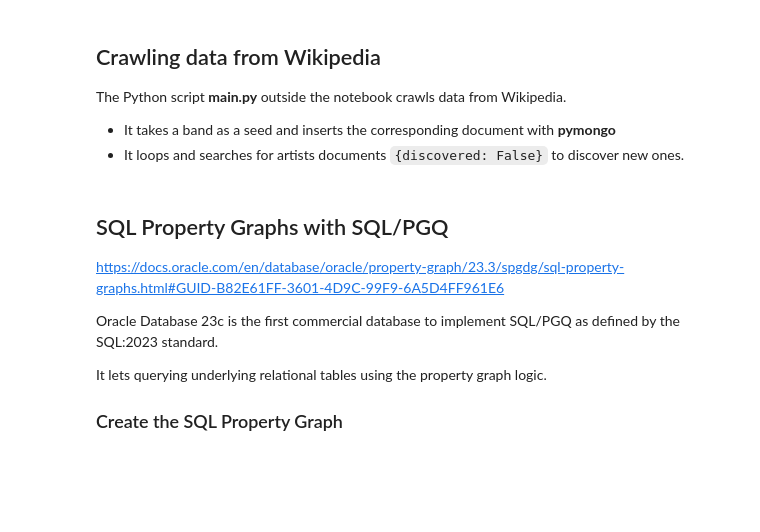
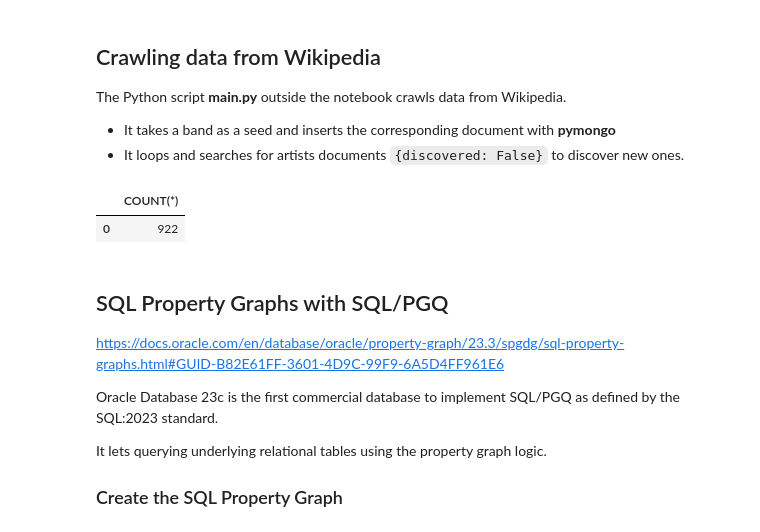
Before and after one commit to ludovicocaldara/wikipedia-musical-artists, a Jupyter notebook: source/demo.ipynb, the cells around one changed output. Cells and saved outputs as stored; diff of their text form; code cells hidden in the pictures; blank space fills up the shorter version.

```diff
--- a/source/demo.ipynb
+++ b/source/demo.ipynb
@@ -666,6 +697,12 @@ We can use MongoDBCompass to change some data and see the effects.
 The Python script **main.py** outside the notebook crawls data from Wikipedia.
 * It takes a band as a seed and inserts the corresponding document with **pymongo**
 * It loops and searches for artists documents `{discovered: False}` to discover new ones.
+# %%
+%%sql
+select count(*) from artists
+# %% [output]
+|  | COUNT(*) |
+| 0 | 922 |
 # %% [markdown]
 ## SQL Property Graphs with SQL/PGQ
 
```
Also changed, not shown: parts of 19 cells of this notebook, 1 other file.
